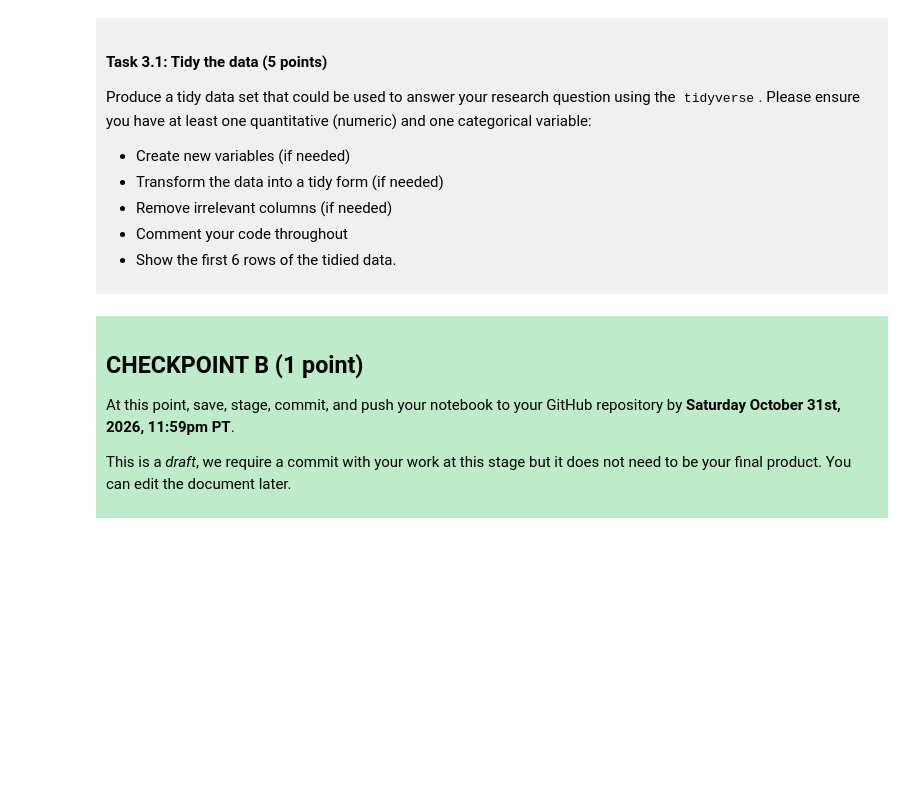
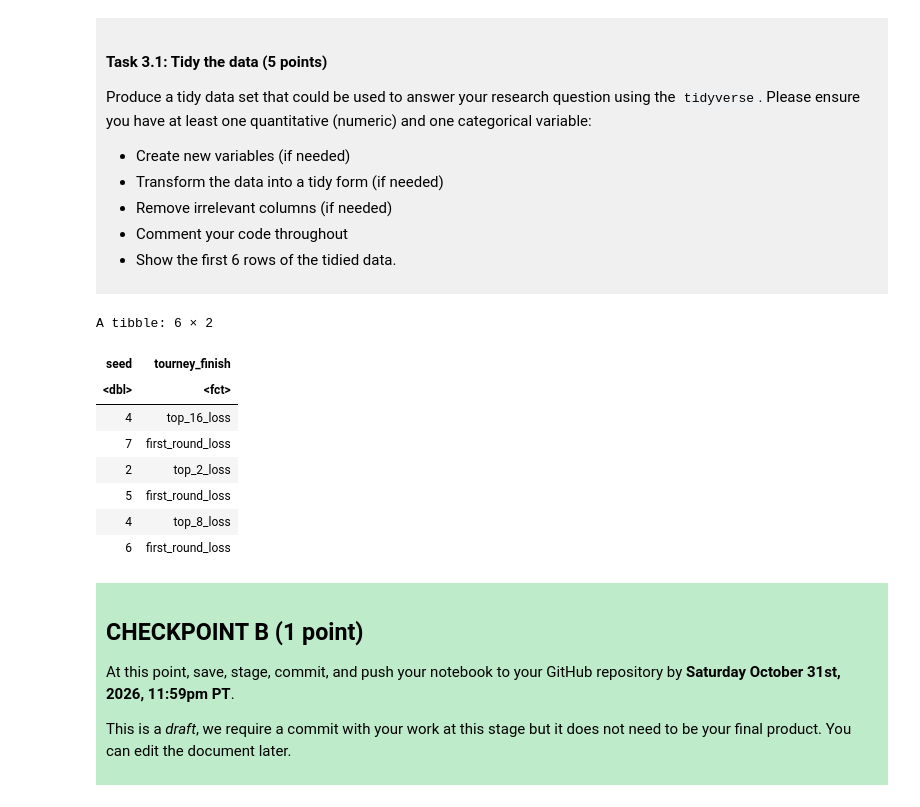
Before and after one commit to Sunny-peng1/dsci-100-project-sunny-peng, a Jupyter notebook: dsci-100-project-notebook.ipynb, the cells around one changed output. Cells and saved outputs as stored; diff of their text form; code cells hidden in the pictures; blank space fills up the shorter version.

```diff
--- a/dsci-100-project-notebook.ipynb
+++ b/dsci-100-project-notebook.ipynb
@@ -189,7 +221,28 @@ Produce a tidy data set that could be used to answer your research question usin
 
 </div>
 # %%
-### EDIT THIS CODE CELL ###
+# Select the variables needed for the research question
+basketball_tidy <- basketball |>
+  select(seed, tourney_finish) |>
+
+  # Remove rows with missing values
+  filter(!is.na(seed), !is.na(tourney_finish)) |>
+
+  # Convert tournament finish into a categorical variable
+  mutate(tourney_finish = as_factor(tourney_finish))
+
+# Display the first 6 rows
+head(basketball_tidy)
+# %% [output]
+A tibble: 6 × 2
+| seed | tourney_finish |
+| <dbl> | <fct> |
+| 4 | top_16_loss |
+| 7 | first_round_loss |
+| 2 | top_2_loss |
+| 5 | first_round_loss |
+| 4 | top_8_loss |
+| 6 | first_round_loss |
 # %% [markdown]
 <div style="background-color: #beebca; padding: 10px;">
 
```
Also changed, not shown: parts of 3 cells of this notebook.
